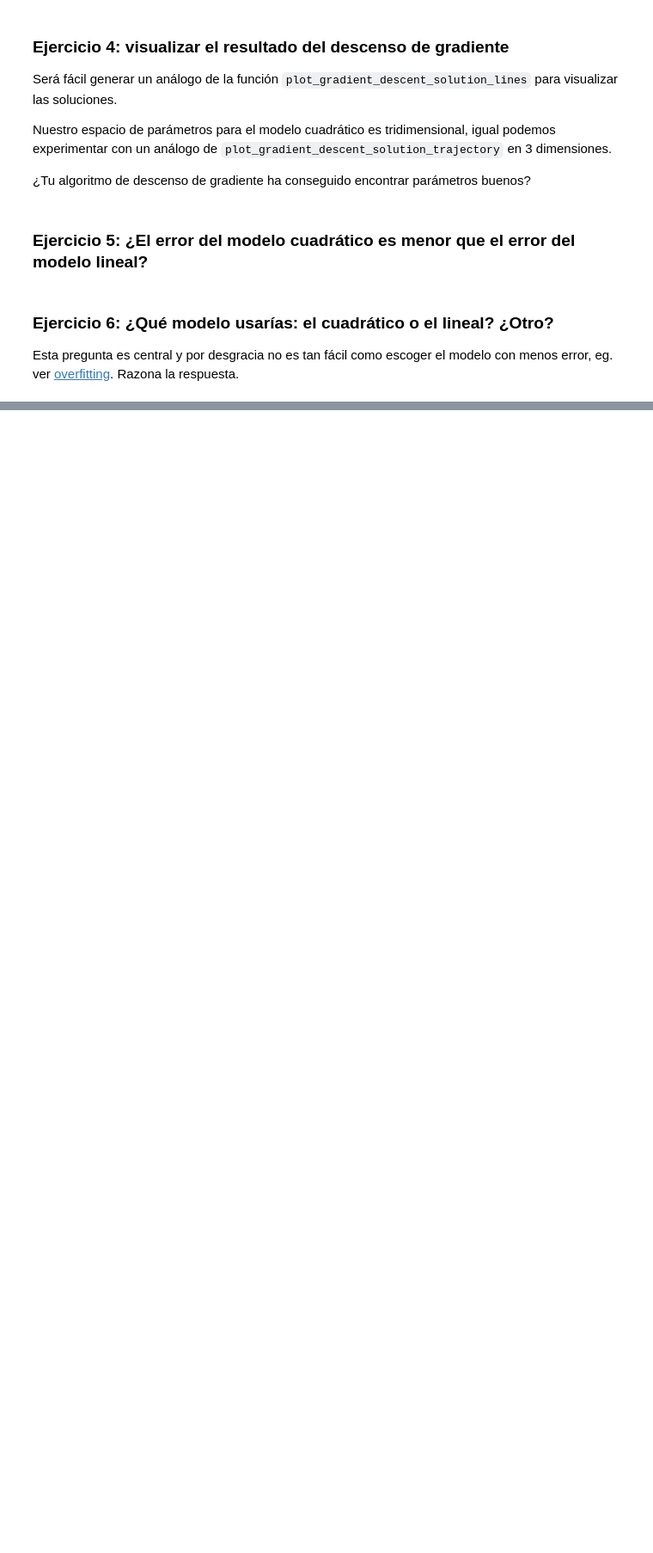
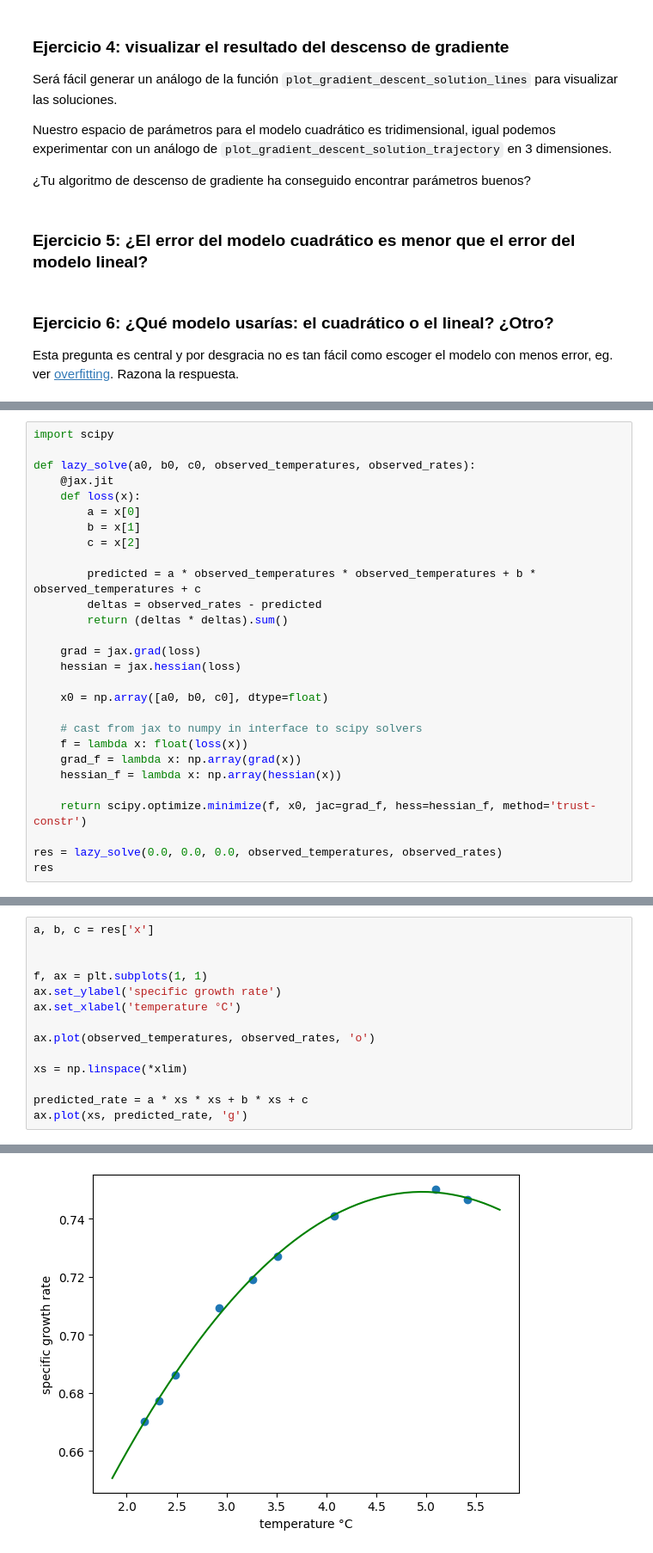
Before and after one commit to miguelsimon/ejercicios, a Jupyter notebook: supervised_learning/organism_growth_model.ipynb, the cells around one changed output, grey strips where cells are left out. Shown at 86% size. Cells and saved outputs as stored; diff of their text form; blank space fills up the shorter version.

Commit message:
add alternative solution method so people can double-check their work

```diff
--- a/supervised_learning/organism_growth_model.ipynb
+++ b/supervised_learning/organism_growth_model.ipynb
@@ -991,0 +1002,28 @@ Esta pregunta es central y por desgracia no es tan fácil como escoger el modelo
+# %%
+import scipy
+
+def lazy_solve(a0, b0, c0, observed_temperatures, observed_rates):
+    @jax.jit
+    def loss(x):
+        a = x[0]
+        b = x[1]
+        c = x[2]
+
+        predicted = a * observed_temperatures * observed_temperatures + b * observed_temperatures + c
+        deltas = observed_rates - predicted
+        return (deltas * deltas).sum()
+
+    grad = jax.grad(loss)
+    hessian = jax.hessian(loss)
+
+    x0 = np.array([a0, b0, c0], dtype=float)
+
+    # cast from jax to numpy in interface to scipy solvers
+    f = lambda x: float(loss(x))
+    grad_f = lambda x: np.array(grad(x))
+    hessian_f = lambda x: np.array(hessian(x))
+
+    return scipy.optimize.minimize(f, x0, jac=grad_f, hess=hessian_f, method='trust-constr')
+
+res = lazy_solve(0.0, 0.0, 0.0, observed_temperatures, observed_rates)
+res
@@ -991,0 +1050,15 @@ Esta pregunta es central y por desgracia no es tan fácil como escoger el modelo
+# %%
+a, b, c = res['x']
+
+
+f, ax = plt.subplots(1, 1)
+ax.set_ylabel('specific growth rate')
+ax.set_xlabel('temperature °C')
+
+ax.plot(observed_temperatures, observed_rates, 'o')
+
+xs = np.linspace(*xlim)
+
+predicted_rate = a * xs * xs + b * xs + c
+ax.plot(xs, predicted_rate, 'g')
+# %% [output]
@@ -991,0 +1066 @@ Esta pregunta es central y por desgracia no es tan fácil como escoger el modelo
+[figure, added]
```
Also changed, not shown: parts of 16 cells of this notebook.
